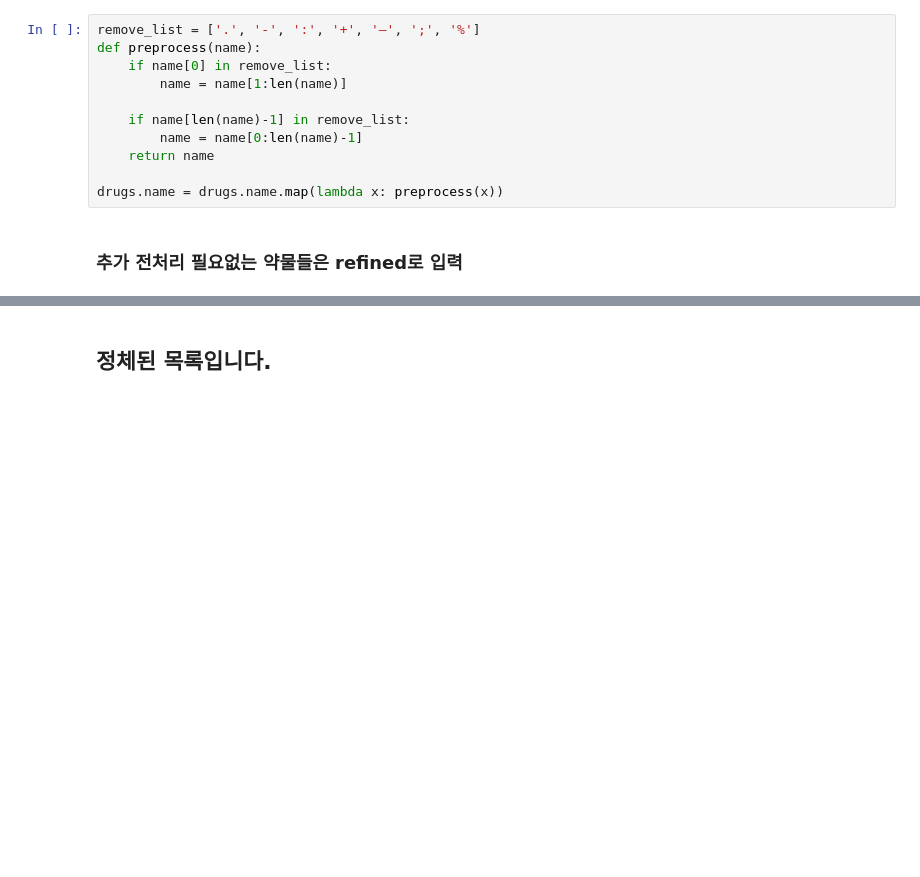
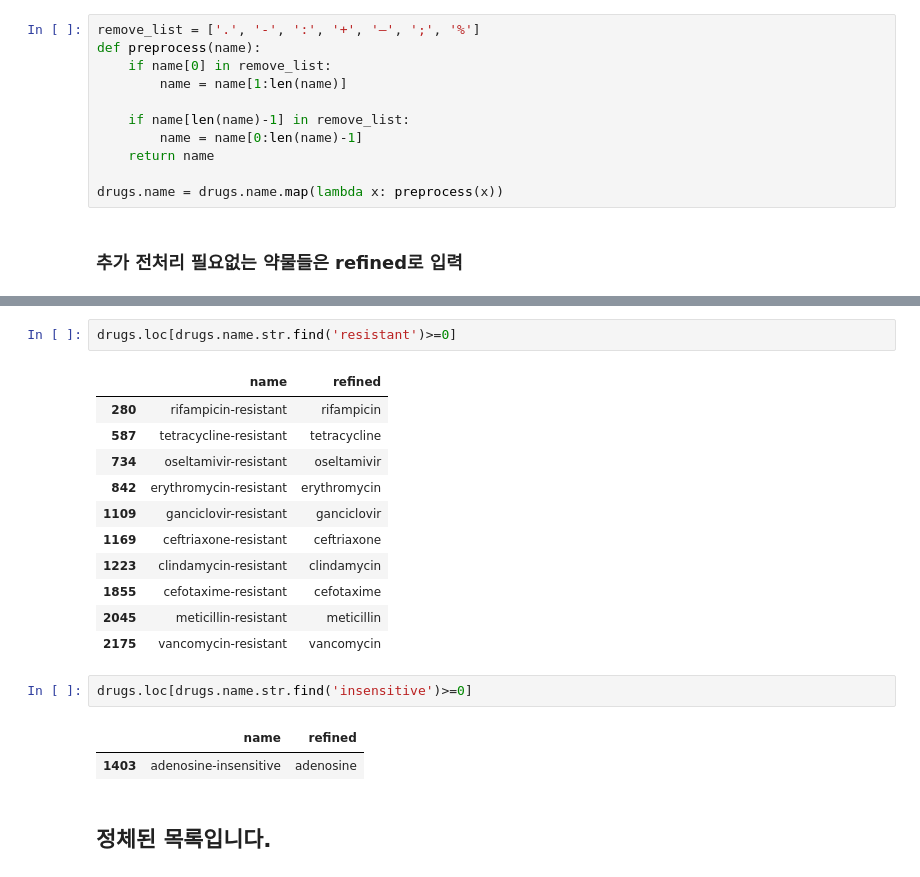
Before and after one commit to joyce04/NLP_N_Graph, a Jupyter notebook: preprocess_evaluate/drug_cleansing.ipynb, the cells around one changed output, grey strips where cells are left out. Drawn from its saved outputs; the diff is of its cells as text; blank space fills up the shorter version.

```diff
--- a/preprocess_evaluate/drug_cleansing.ipynb
+++ b/preprocess_evaluate/drug_cleansing.ipynb
@@ -203,3 +231,22 @@ didanosine
+# %%
+drugs.loc[drugs.name.str.find('resistant')>=0]
+# %% [output]
+|  | name | refined |
+| 280 | rifampicin-resistant | rifampicin |
+| 587 | tetracycline-resistant | tetracycline |
+| 734 | oseltamivir-resistant | oseltamivir |
+| 842 | erythromycin-resistant | erythromycin |
+| 1109 | ganciclovir-resistant | ganciclovir |
+| 1169 | ceftriaxone-resistant | ceftriaxone |
+| 1223 | clindamycin-resistant | clindamycin |
+| 1855 | cefotaxime-resistant | cefotaxime |
+| 2045 | meticillin-resistant | meticillin |
+| 2175 | vancomycin-resistant | vancomycin |
+# %%
+drugs.loc[drugs.name.str.find('insensitive')>=0]
+# %% [output]
+|  | name | refined |
+| 1403 | adenosine-insensitive | adenosine |
 # %% [markdown]
 ## 정체된 목록입니다.
 # %%
```
Also changed, not shown: parts of 7 cells of this notebook, 2 other files.
